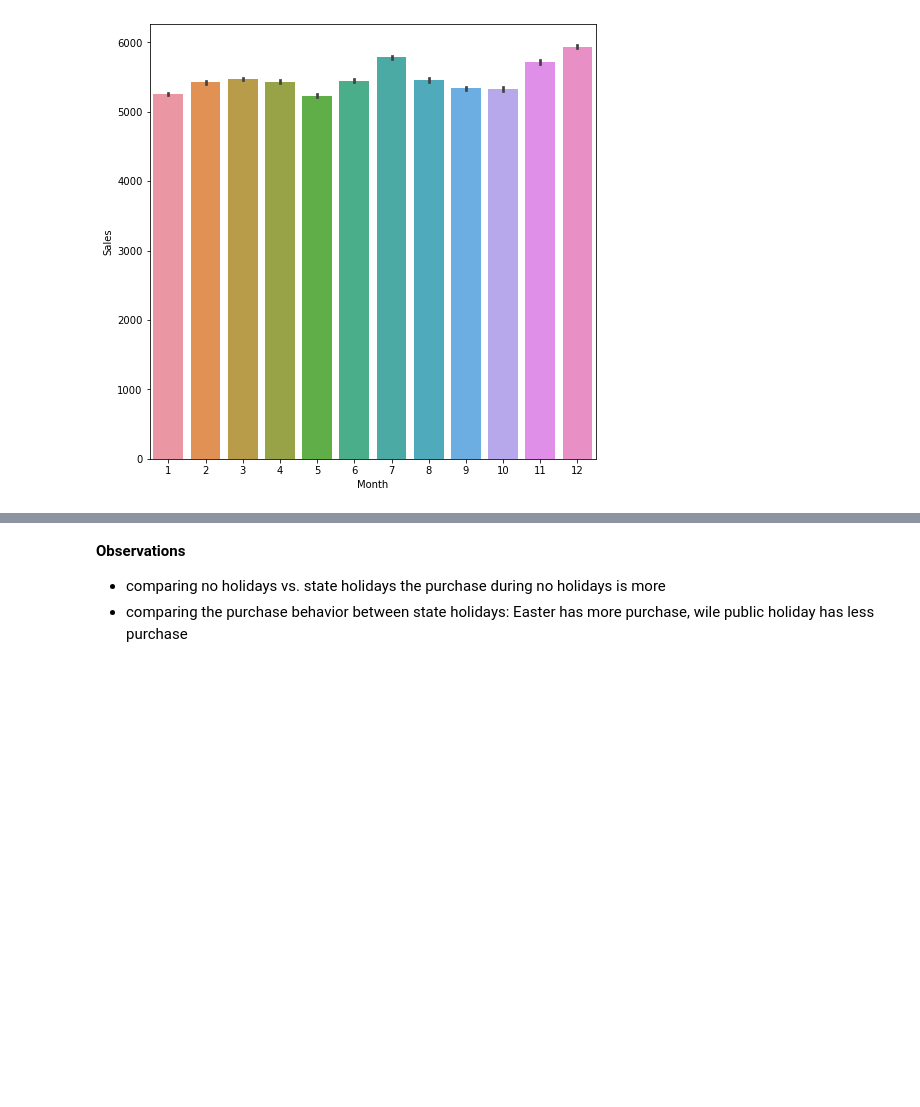
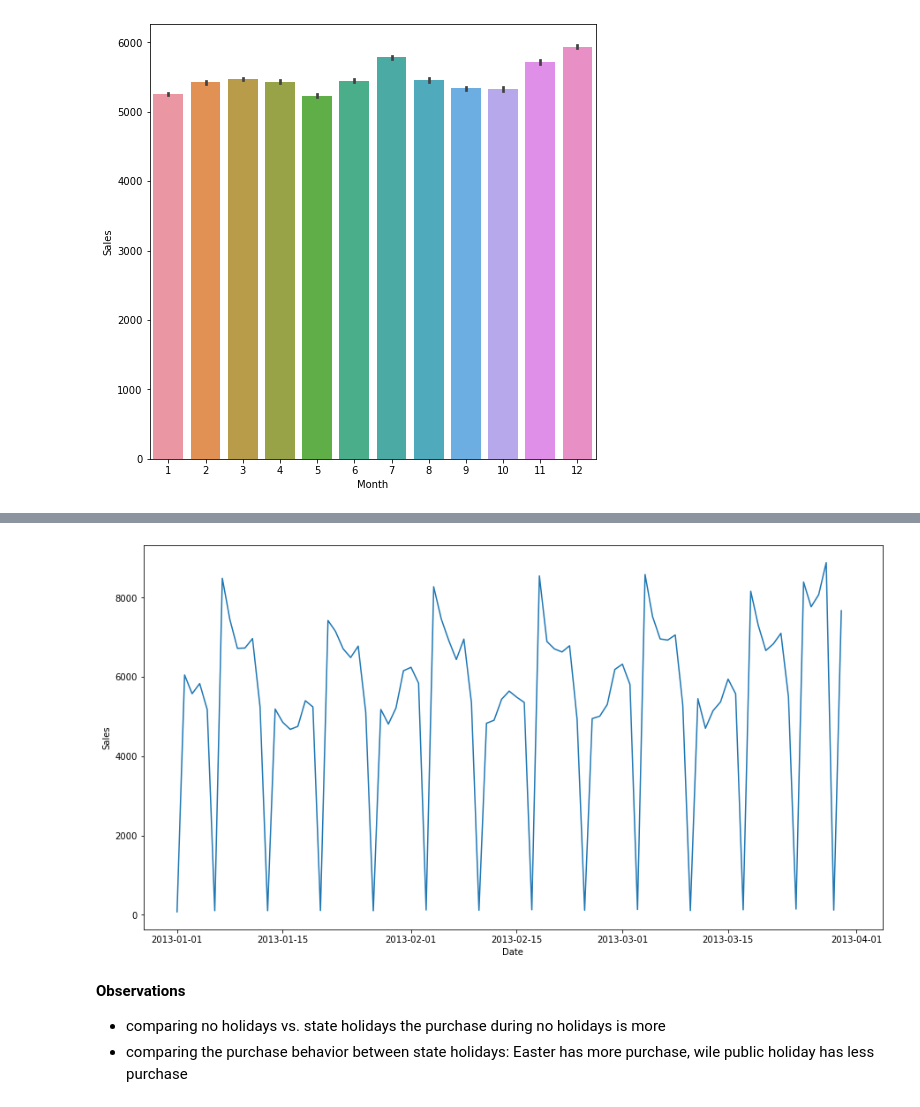
Before and after one commit to benbel376/time-series-data-sales-prediction, a Jupyter notebook: notebooks/data_exploration.ipynb, the cells around one changed output, grey strips where cells are left out. Cells and saved outputs as stored; diff of their text form; code cells hidden in the pictures; blank space fills up the shorter version.

```diff
--- a/notebooks/data_exploration.ipynb
+++ b/notebooks/data_exploration.ipynb
@@ -93,3 +93,6 @@ sns.barplot(x='Month', y='Sales', data=train)
 plt.show()
 # %% [output]
 [figure]
+# %%
+train["Date"] = pd.to_datetime(train["Date"])
+DV.summ_columns(train)
@@ -96,3 +117,25 @@ plt.show()
+# %%
+# easter's time sale in 2013
+
+train_filter = train.loc[train["Year"] == 2013]
+before_easter = train_filter.loc[(train_filter["Date"] < pd.to_datetime("2013-03-31"))]
+before_easter = before_easter.groupby(["Date"]).agg({"Sales": "mean"})
+during_easter = train_filter.loc[(train_filter["Date"] == pd.to_datetime("2013-03-31"))]
+during_easter = during_easter.groupby(["Date"]).agg({"Sales": "mean"})
+after_easter = train_filter.loc[train_filter["Date"] > pd.to_datetime("2018-03-31")]
+after_easter = after_easter.groupby(["Date"]).agg({"Sales": "mean"})
+
+plt.figure(figsize=(15, 8))
+sns.lineplot(x="Date", y="Sales", data=before_easter)
+sns.lineplot(x="Date", y="Sales", data=during_easter)
+sns.lineplot(x="Date", y="Sales", data=after_easter)
+plt.xticks(fontsize=14)
+plt.yticks(fontsize=14)
+plt.xlabel(xlabel="Date", fontsize=16)
+plt.ylabel(ylabel="Sales", fontsize=16)
+plt.show()
+# %% [output]
+[figure, added]
 # %% [markdown]
 **Observations**
 - comparing no holidays vs. state holidays the purchase during no holidays is more
```
Also changed, not shown: parts of 1 cell of this notebook.
